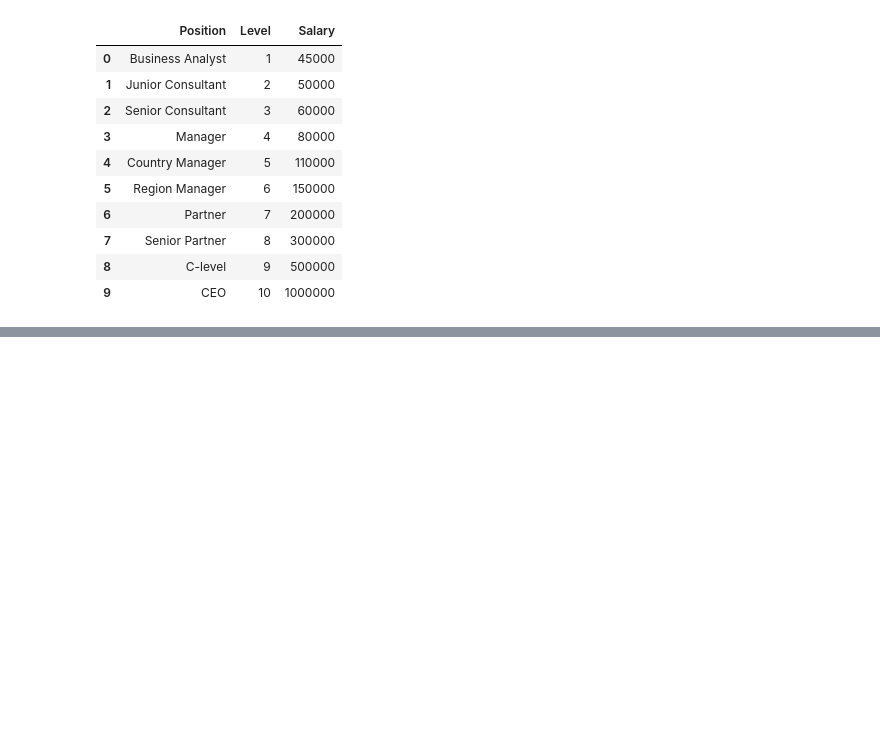
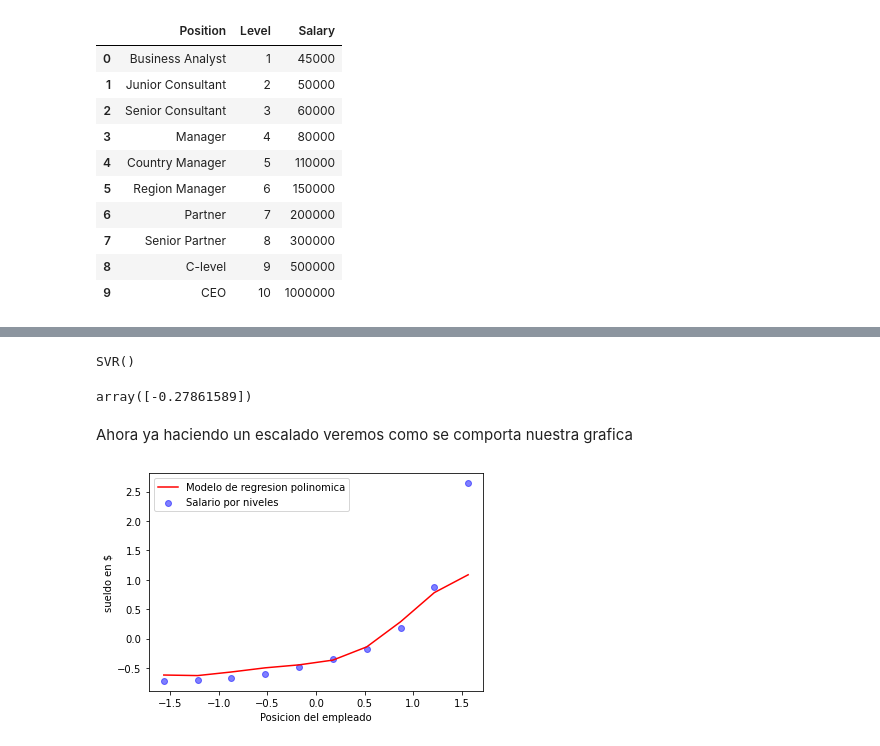
Before and after one commit to jistro/Notas-de-Data-science, a Jupyter notebook: Sección 7 Regresión con máquinas de soporte vectorial/SVR.ipynb, the cells around one changed output, grey strips where cells are left out. Cells and saved outputs as stored; diff of their text form; code cells hidden in the pictures; blank space fills up the shorter version.

```diff
--- a/Sección 7 Regresión con máquinas de soporte vectorial/SVR.ipynb
+++ b/Sección 7 Regresión con máquinas de soporte vectorial/SVR.ipynb
@@ -87,0 +153,5 @@ import sklearn
+# %%
+ds = pd.read_csv("Position_Salaries.csv")
+X=ds.iloc[:,1:2].values
+#indicamos que es de la 1 a la 2, solo incluye la primera y no la ultima, solo la 1 haciendo que ahora si tenga dimension volviendose matriz
+X
@@ -87,0 +169,3 @@ import sklearn
+# %%
+y = ds.iloc[:,2].values #nuestra variable independiente es Salary y solo los valores
+y
@@ -87,0 +175,8 @@ import sklearn
+# %%
+from sklearn.preprocessing import StandardScaler
+sc_X = StandardScaler()
+sc_y = StandardScaler()
+
+#creamos nuestro escalador en X y escalamos automaticamente el conjunto de entrenamiento
+X = sc_X.fit_transform(X)
+y = sc_y.fit_transform(y.reshape(-1,1))
@@ -87,0 +209,24 @@ import sklearn
+# %%
+from sklearn.svm import SVR #agregamos nuestro algoritmo para SVR desde la libreria
+regresion = SVR(kernel="rbf")
+#agregamos un kernel gaussiano en el SVR
+regresion.fit(X, y)
+# %% [output]
+SVR()
+# %%
+y_pred=regresion.predict(sc_X.transform(np.array([[6.5]])))
+y_pred
+# %% [output]
+array([-0.27861589])
+# %% [markdown]
+Ahora ya haciendo un escalado veremos como se comporta nuestra grafica
+# %%
+X_grid = np.arange(min(X), max(X), 0.1)
+plt.scatter(X,y, color='blue', alpha=0.5, label = 'Salario por niveles')
+plt.plot(X, regresion.predict(X), color="red", label = "Modelo de regresion polinomica")
+plt.legend()
+plt.xlabel("Posicion del empleado")
+plt.ylabel("sueldo en $")
+plt.show()
+# %% [output]
+[figure, added]
```
Also changed, not shown: parts of 16 cells of this notebook.
